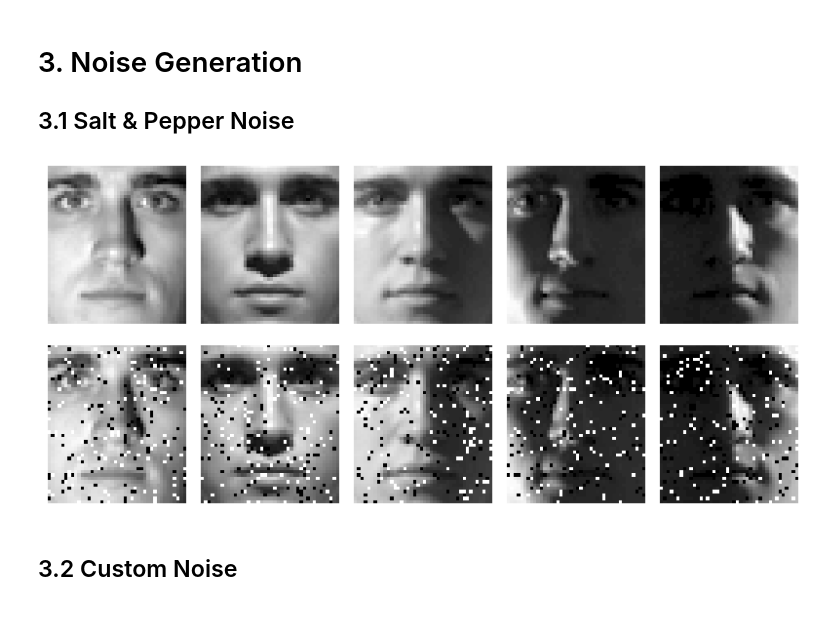
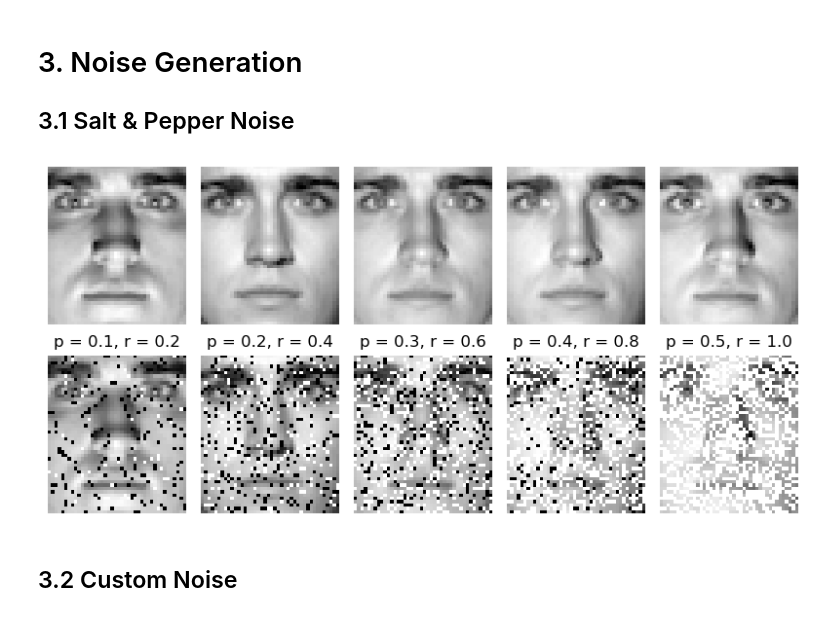
Before and after one commit to PartinGQAQ/COMP5328, a Jupyter notebook: Assignment_new_structure.ipynb, the cells around one changed output. Cells and saved outputs as stored; diff of their text form; code cells hidden in the pictures.

```diff
--- a/Assignment_new_structure.ipynb
+++ b/Assignment_new_structure.ipynb
@@ -54,7 +54,7 @@ def load_data(root='data/CroppedYaleB', reduce=4):
             # highlight the shadow
 
             img_np = np.asarray(img_np, dtype=np.float32) / 255.0
-            gamma = 0.5
+            gamma = 0.3
             img_np = np.power(img_np, gamma)
 
             img_flat = np.asarray(img_np).reshape((-1,1))
@@ -68,14 +68,14 @@ def load_data(root='data/CroppedYaleB', reduce=4):
     labels = np.array(labels)
     return images, labels
 
-images, labels = load_data()
+images_YaleB, labels_YaleB = load_data()
 # the images have been scaled to 0, 1
-print(images[:, 0])
-print(labels[:])
+print(images_YaleB[:, 0])
+print(labels_YaleB[:])
 # demonstrate the first 5 images.
 plt.figure(figsize=(10,10))
 for i in range(5):
-    img0 = images[:, i]
+    img0 = images_YaleB[:, i]
     img0 = np.reshape(img0, (192//4, 168//4))
     plt.subplot(1,5, i + 1)
     plt.axis('off')
@@ -100,55 +142,51 @@ def aad_salt_pepper_noise(imgs: np.ndarray, p = 0.1, r = 0.5):
     noisy_img = np.copy(imgs)
     for i in range(noisy_img.shape[1]):
         length = noisy_img.shape[0]
-
-        # noisy_img = img.copy()
-        # height, weight = img.shape
-        # pixels_cnt = height * weight
 
         # the count of noisy
         noisy_cnt = int(p * length)
 
         # choosing the pixels randomly
         coordinates = np.random.choice(length, size=noisy_cnt, replace=False)
 
         # setting the salt
         salt_cnt = int(r * noisy_cnt)
         salt_idx = coordinates[:salt_cnt]
-        noisy_img[salt_idx, i] = 1.0
+        noisy_img[salt_idx, i] = np.max(imgs[:, i])
 
         pepper_cnt = coordinates[salt_cnt:]
-        noisy_img[pepper_cnt, i] = 0.0
+        noisy_img[pepper_cnt, i] = np.min(imgs[:, i])
 
     return noisy_img
 
 # adding noisy to all the images
-noisy_img = aad_salt_pepper_noise(images, 0.1, 0.5)
+
 
 # visualization
 n = 5
 h, w = (192//4, 168//4)
 plt.figure(figsize=(8,4))
 for i in range(n):
     # clean
-    clean = images[:, i + 5].reshape(h, w)
+    noise_p = [0.1, 0.2, 0.3, 0.4, 0.5]
+    noise_r = [0.2, 0.4, 0.6, 0.8, 1.0]
+    noisy_img = aad_salt_pepper_noise(images_YaleB, noise_p[i], noise_r[i])
+    clean = images_YaleB[:, i + 5].reshape(h, w)
     ax1 = plt.subplot(2, n, i + 1)
     ax1.imshow(clean, cmap='gray')
     ax1.axis('off')
-    if i == 0:
-        plt.ylabel("Clean", fontsize=12)
 
     # after adding noisy
     noisy = noisy_img[:, i + 5].reshape(h, w)
-    plt.subplot(2, n, n + i + 1)
-    plt.imshow(noisy, cmap='gray')
-    plt.axis('off')
-    if i == 0:
-        plt.ylabel("Noisy", fontsize=12)
+    ax2 = plt.subplot(2, n, n + i + 1)
+    ax2.imshow(noisy, cmap='gray')
+    ax2.axis('off')
+    ax2.set_title(f"p = {noise_p[i]}, r = {noise_r[i]}")
 
 plt.tight_layout()
 plt.show()
 # %% [output]
-[figure, old version]
+[figure, new version]
 # %% [markdown]
 ## 3.2 Custom Noise
 # %% [markdown]
```
Also changed, not shown: parts of 21 cells of this notebook.
